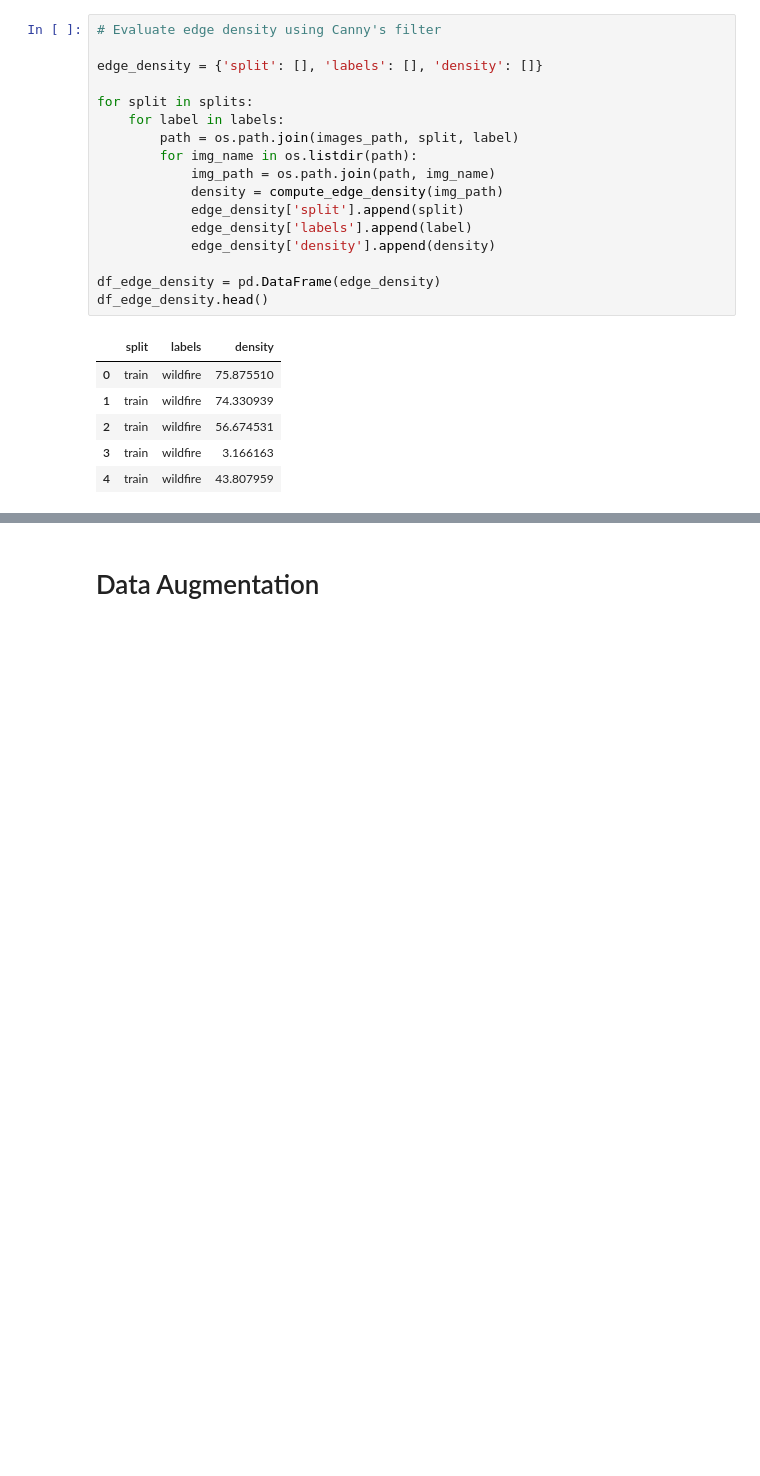
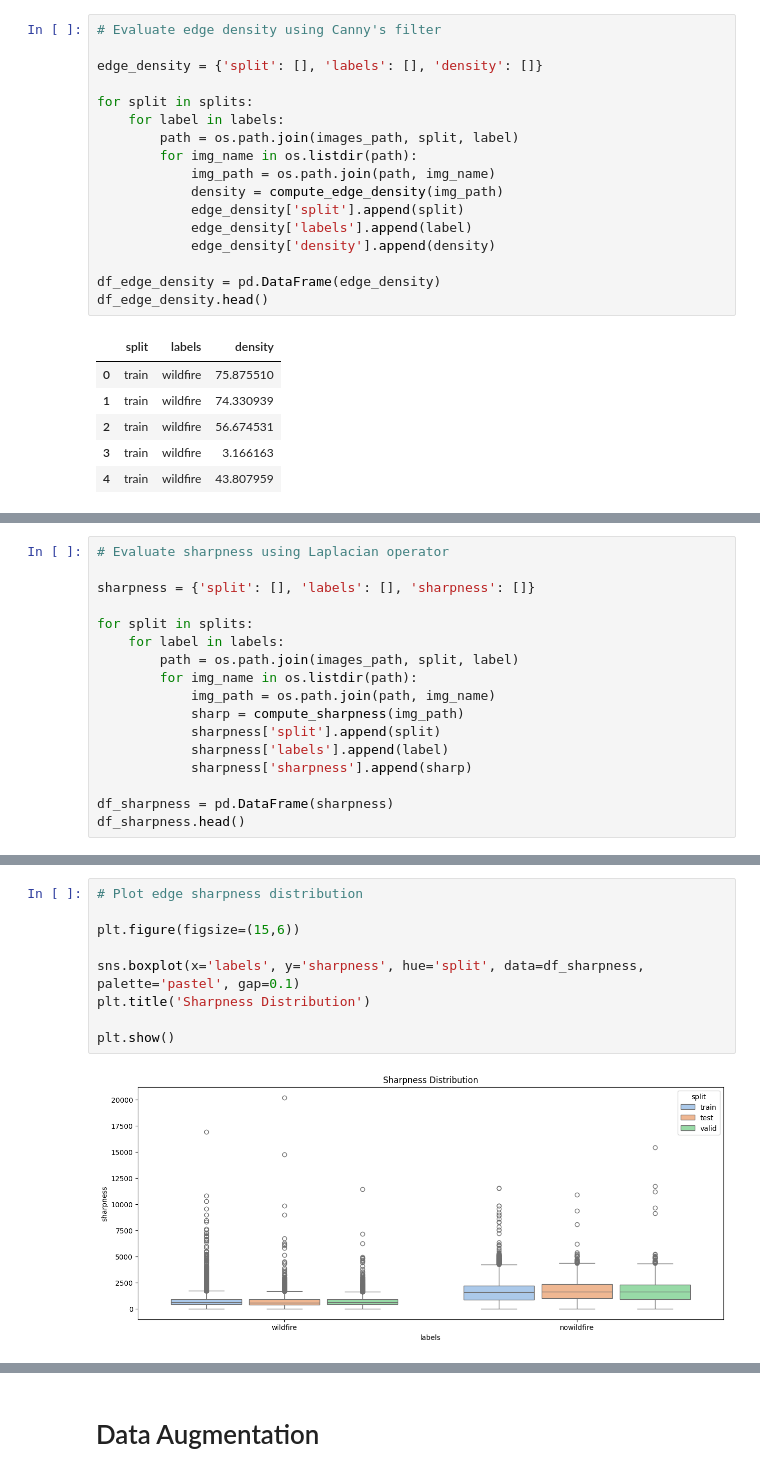
Before and after one commit to Silvano315/Wildfire_Prediction_with_Satellite_Images, a Jupyter notebook: EDA.ipynb, the cells around one changed output, grey strips where cells are left out. Drawn from its saved outputs; the diff is of its cells as text; blank space fills up the shorter version.

```diff
--- a/EDA.ipynb
+++ b/EDA.ipynb
@@ -242,0 +243,17 @@ plt.show()
+# %%
+# Evaluate sharpness using Laplacian operator
+
+sharpness = {'split': [], 'labels': [], 'sharpness': []}
+
+for split in splits:
+    for label in labels:
+        path = os.path.join(images_path, split, label)
+        for img_name in os.listdir(path):
+            img_path = os.path.join(path, img_name)
+            sharp = compute_sharpness(img_path)
+            sharpness['split'].append(split)
+            sharpness['labels'].append(label)
+            sharpness['sharpness'].append(sharp)
+
+df_sharpness = pd.DataFrame(sharpness)
+df_sharpness.head()
@@ -242,0 +267,11 @@ plt.show()
+# %%
+# Plot edge sharpness distribution
+
+plt.figure(figsize=(15,6))
+
+sns.boxplot(x='labels', y='sharpness', hue='split', data=df_sharpness, palette='pastel', gap=0.1)
+plt.title('Sharpness Distribution')
+
+plt.show()
+# %% [output]
+[figure, added]
```
Also changed, not shown: parts of 3 cells of this notebook.
